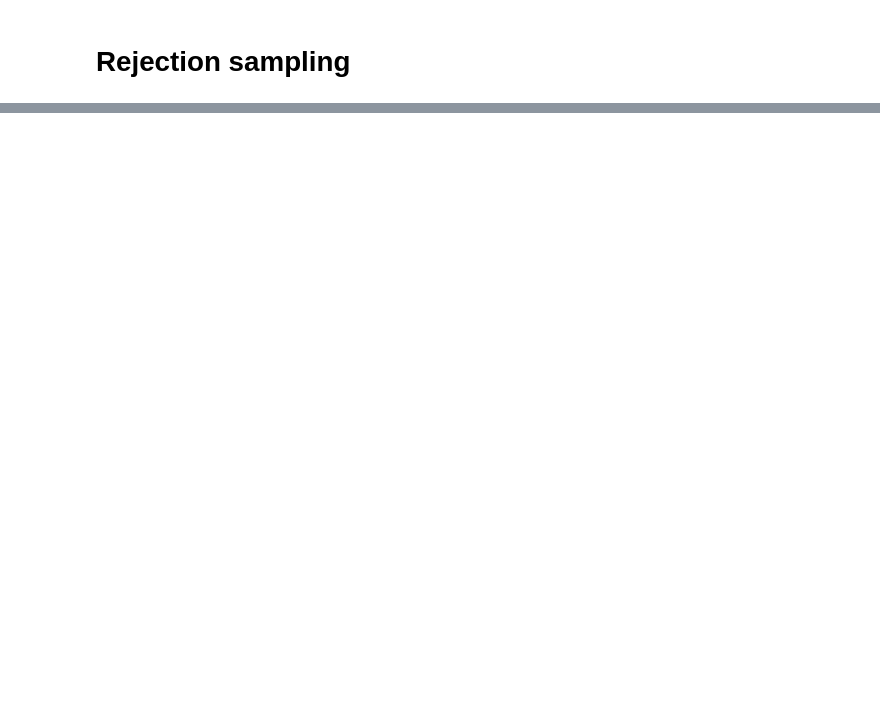
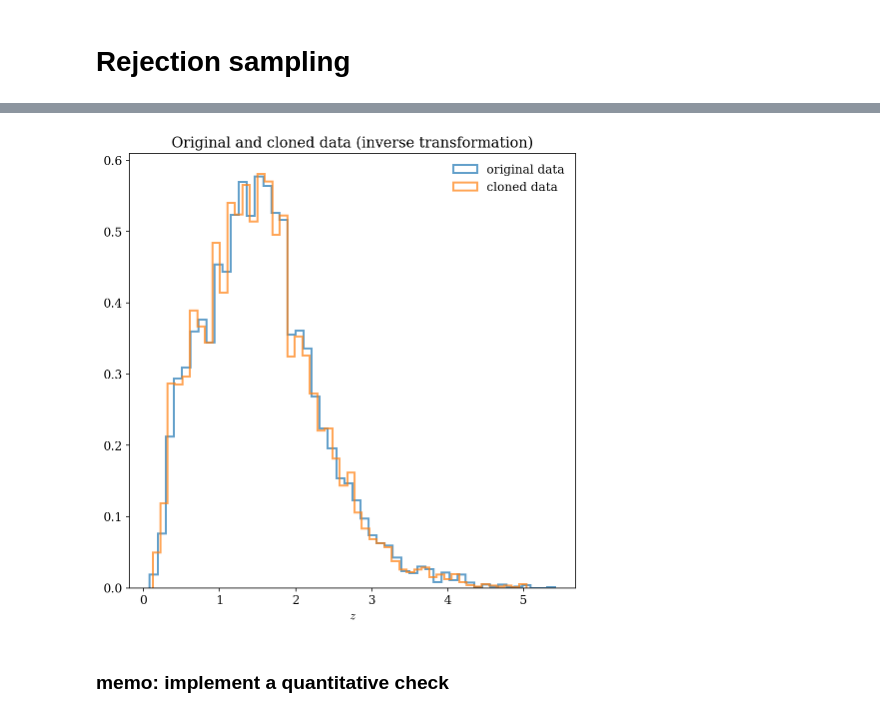
Before and after one commit to asantini29/astrostatistics_bicocca_2022, a Jupyter notebook: working/L_04_Cloning_quasars.ipynb, the cells around one changed output, grey strips where cells are left out. Cells and saved outputs as stored; diff of their text form; code cells hidden in the pictures; blank space fills up the shorter version.

```diff
--- a/working/L_04_Cloning_quasars.ipynb
+++ b/working/L_04_Cloning_quasars.ipynb
@@ -59,0 +74,16 @@ plt.show()
+# %%
+#sampling
+p_samples = np.random.uniform(cdf_sum.min(), min(1, cdf_sum.max()), N_samples) #extrema such that the interpolation range is not exceeded
+z_samples = cdf_inverse(p_samples)
+# %%
+#plots
+plt.hist(z, bins = 50, density = True, histtype = 'step', lw = 2, alpha = 0.7, label = 'original data')
+plt.hist(z_samples, bins = 50, density = True, histtype = 'step', lw = 2, alpha = 0.7, label = 'cloned data')
+plt.xlabel("$z$")
+plt.title('Original and cloned data (inverse transformation)')
+plt.legend(frameon = False)
+plt.show()
+# %% [output]
+[figure, added]
+# %% [markdown]
+### memo: implement a quantitative check
```
Also changed, not shown: parts of 9 cells of this notebook.
